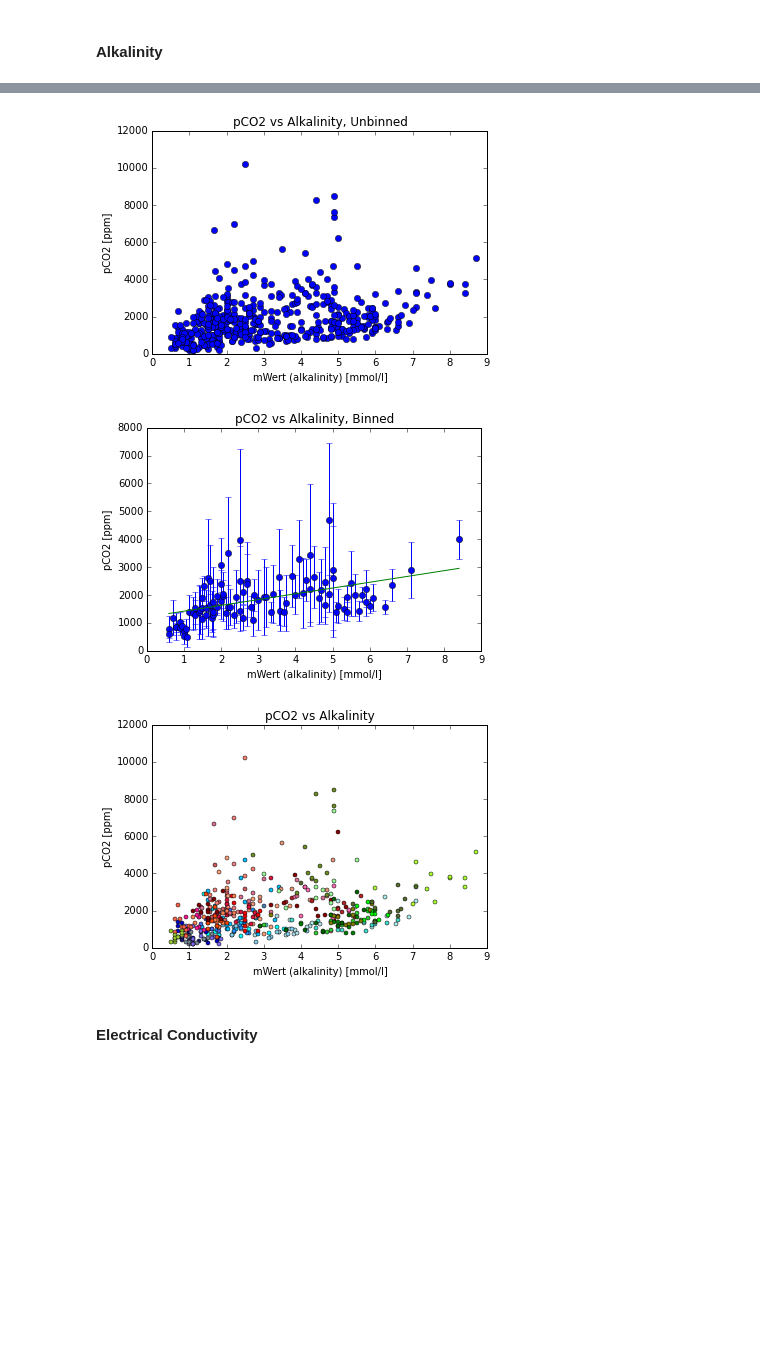
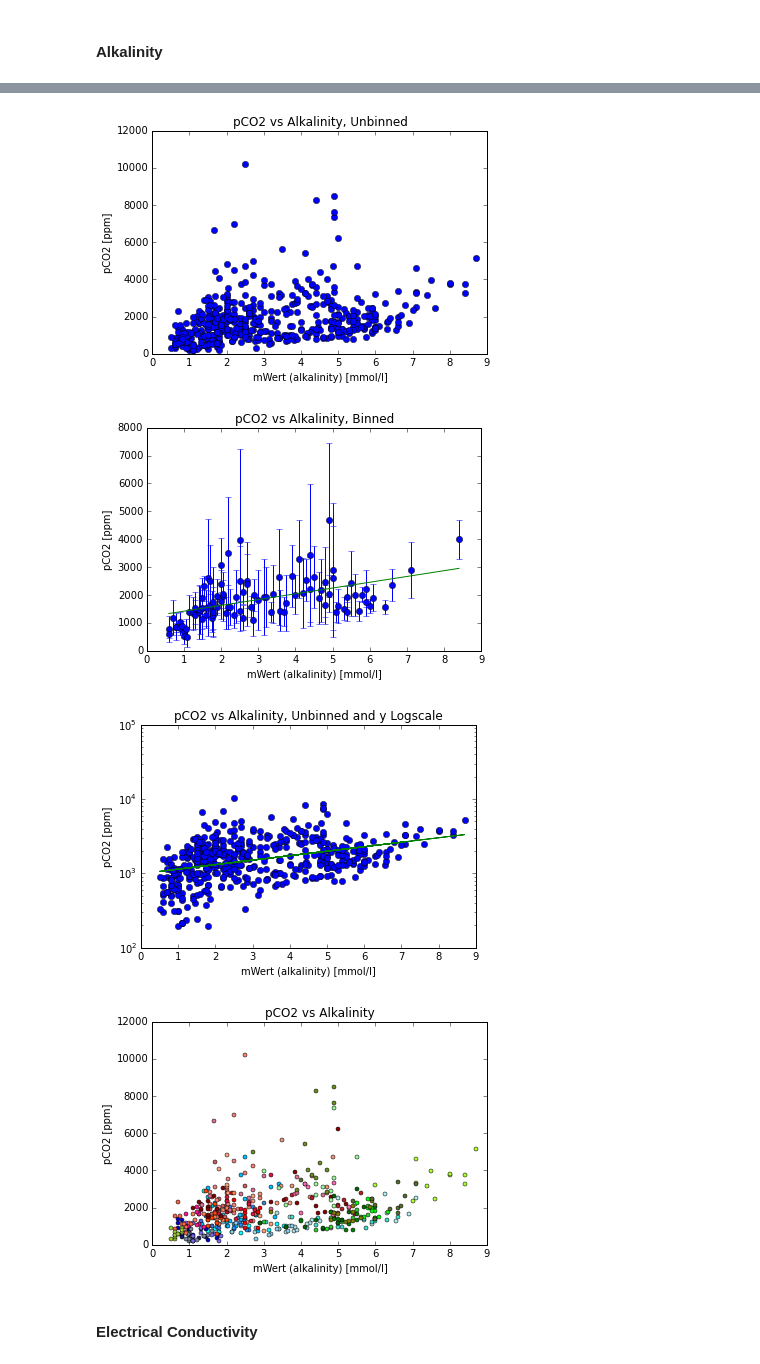
Before and after one commit to egyang24/CarbonStream, a Jupyter notebook: pCO2_vs_other_variables.ipynb, the cells around one changed output, grey strips where cells are left out. Cells and saved outputs as stored; diff of their text form; code cells hidden in the pictures; blank space fills up the shorter version.

```diff
--- a/pCO2_vs_other_variables.ipynb
+++ b/pCO2_vs_other_variables.ipynb
@@ -30,0 +34,26 @@ so4 = np.genfromtxt("pCO2_etc.txt", delimiter = '\t', usecols = (17), skip_heade
+# %%
+def logplot(var,varname,xlabel):
+    logpco2 = np.zeros(len(pco2))
+    for i in range(len(pco2)):
+        logpco2[i] = math.log(pco2[i])
+
+    logslope, logintercept, logr_value, logp_value, logstd_err = stats.linregress(var,logpco2)
+    print 'Logged pCO2 vs ' + varname + ' R^2 =', logr_value**2
+    print 'Logged pCO2 vs '+ varname + ' p value =',logp_value
+
+    logfit = np.zeros(len(logpco2))
+    for i in range(len(logpco2)):
+        logfit[i] = logslope*var[i]+logintercept
+
+    explog = np.zeros(len(logpco2))
+    for i in range(len(logpco2)):
+        explog[i] = math.exp(logfit[i])
+
+
+    plt.figure()
+    plt.plot(var,pco2,'o')
+    plt.plot(var,explog)
+    plt.yscale('log')
+    plt.xlabel(xlabel)
+    plt.ylabel('pCO2 [ppm]')
+    plt.title('pCO2 vs ' + varname + ', Unbinned and y Logscale')
@@ -339,8 +378,6 @@ plt.xlabel('mWert (alkalinity) [mmol/l]')
 plt.ylabel('pCO2 [ppm]')
 plt.title('pCO2 vs Alkalinity, Unbinned')
 
-
-
 plt.figure()
 plt.errorbar(binalk,alkbinpco2,alkstdpco2,linestyle='None',marker='o')
 plt.plot(np.linspace(binalk[0],binalk[len(binalk)-1]),slopealk*np.linspace(binalk[0],binalk[len(binalk)-1])+interceptalk)
@@ -348,6 +385,8 @@ plt.xlabel('mWert (alkalinity) [mmol/l]')
 plt.ylabel('pCO2 [ppm]')
 plt.title('pCO2 vs Alkalinity, Binned')
 
+logplot(alk,'Alkalinity','mWert (alkalinity) [mmol/l]')
+
 plotpco2(9,'mWert (alkalinity) [mmol/l]','Alkalinity')
 # %% [output]
 Binned alkalinity R^2 = 0.236318787146
@@ -355,6 +396,7 @@ Binned alkalinity p value = 4.46751771499e-07
 [figure]
 [figure]
-[figure, old version]
+[figure, new version]
+[figure, added]
 # %% [markdown]
 #### Electrical Conductivity
 # %%
```
Also changed, not shown: parts of 12 cells of this notebook.
